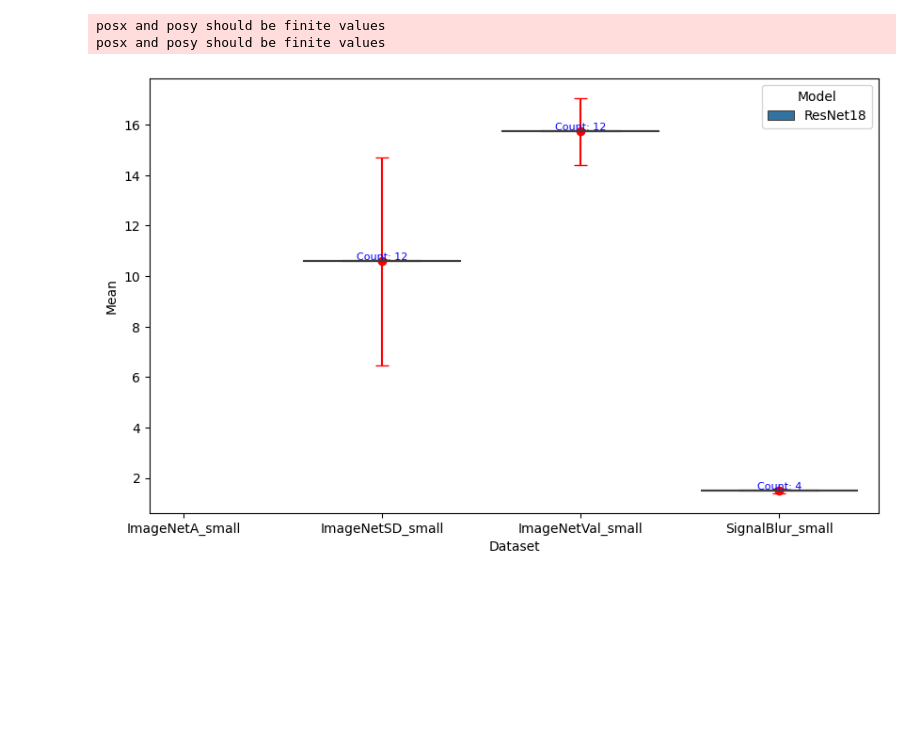
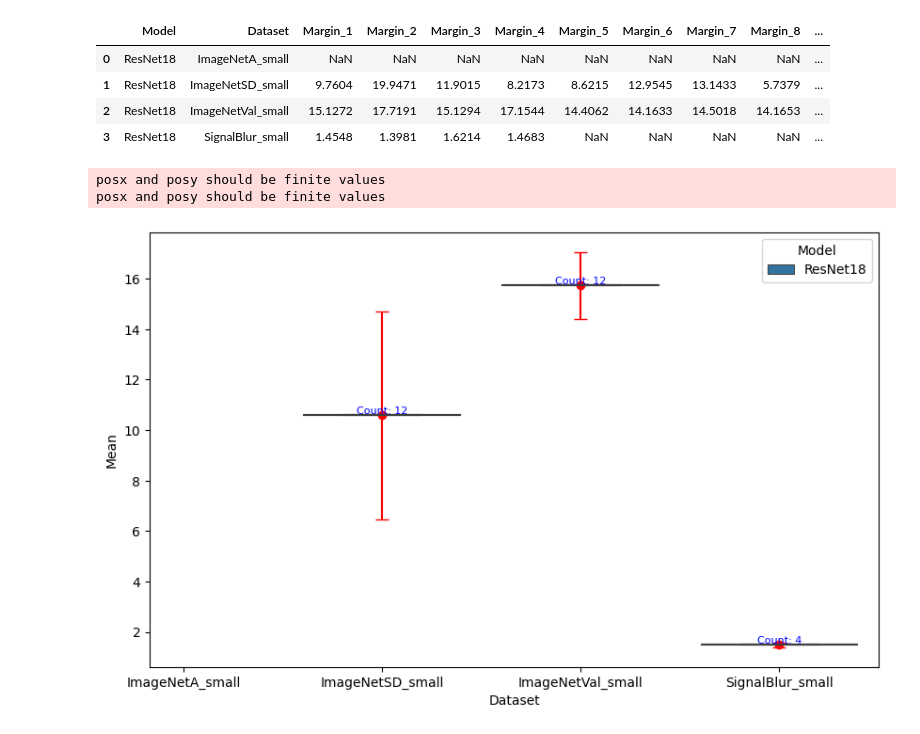
Before and after one commit to JuanmaPT/OODbench, a Jupyter notebook: represent_csv_test.ipynb, the cells around one changed output. Cells and saved outputs as stored; diff of their text form; code cells hidden in the pictures; blank space fills up the shorter version.

```diff
--- a/represent_csv_test.ipynb
+++ b/represent_csv_test.ipynb
@@ -1,3 +111,11 @@
+# %%
+df
+# %% [output]
+|  | Model | Dataset | Margin_1 | Margin_2 | Margin_3 | Margin_4 | Margin_5 | Margin_6 | Margin_7 | Margin_8 | ... |
+| 0 | ResNet18 | ImageNetA_small | NaN | NaN | NaN | NaN | NaN | NaN | NaN | NaN | ... |
+| 1 | ResNet18 | ImageNetSD_small | 9.7604 | 19.9471 | 11.9015 | 8.2173 | 8.6215 | 12.9545 | 13.1433 | 5.7379 | ... |
+| 2 | ResNet18 | ImageNetVal_small | 15.1272 | 17.7191 | 15.1294 | 17.1544 | 14.4062 | 14.1633 | 14.5018 | 14.1653 | ... |
+| 3 | ResNet18 | SignalBlur_small | 1.4548 | 1.3981 | 1.6214 | 1.4683 | NaN | NaN | NaN | NaN | ... |
 # %%
 import pandas as pd
 import matplotlib.pyplot as plt
```
Also changed, not shown: parts of 3 cells of this notebook.
